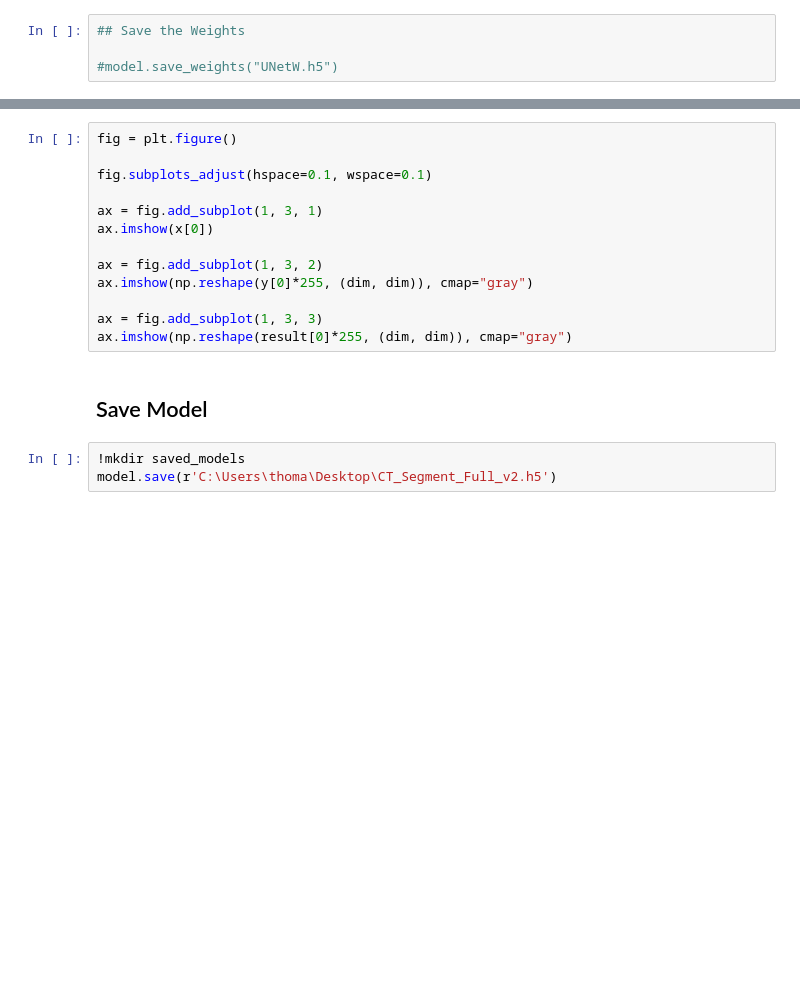
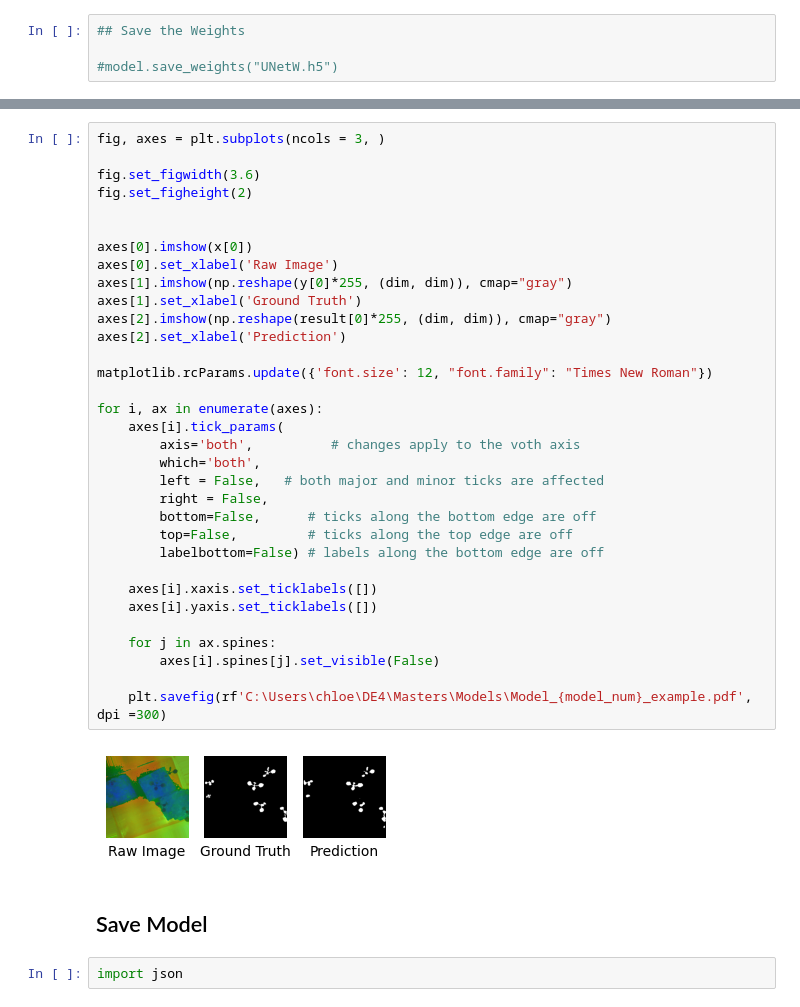
Before and after one commit to chloegroff/masters-code, a Jupyter notebook: CT Segment - Louis.ipynb, the cells around one changed output, grey strips where cells are left out. Cells and saved outputs as stored; diff of their text form; blank space fills up the shorter version.

```diff
--- a/CT Segment - Louis.ipynb
+++ b/CT Segment - Louis.ipynb
@@ -287,18 +432,39 @@ ax.imshow(np.reshape(result[0]*255, (dim, dim)), cmap="gray")
-# %%
-fig = plt.figure()
-
-fig.subplots_adjust(hspace=0.1, wspace=0.1)
-
-ax = fig.add_subplot(1, 3, 1)
-ax.imshow(x[0])
-
-ax = fig.add_subplot(1, 3, 2)
-ax.imshow(np.reshape(y[0]*255, (dim, dim)), cmap="gray")
-
-ax = fig.add_subplot(1, 3, 3)
-ax.imshow(np.reshape(result[0]*255, (dim, dim)), cmap="gray")
+# %%
+fig, axes = plt.subplots(ncols = 3, )
+
+fig.set_figwidth(3.6)
+fig.set_figheight(2)
+
+
+axes[0].imshow(x[0])
+axes[0].set_xlabel('Raw Image')
+axes[1].imshow(np.reshape(y[0]*255, (dim, dim)), cmap="gray")
+axes[1].set_xlabel('Ground Truth')
+axes[2].imshow(np.reshape(result[0]*255, (dim, dim)), cmap="gray")
+axes[2].set_xlabel('Prediction')
+
+matplotlib.rcParams.update({'font.size': 12, "font.family": "Times New Roman"})
+
+for i, ax in enumerate(axes):
+    axes[i].tick_params(
+        axis='both',          # changes apply to the voth axis
+        which='both',
+        left = False,   # both major and minor ticks are affected
+        right = False,
+        bottom=False,      # ticks along the bottom edge are off
+        top=False,         # ticks along the top edge are off
+        labelbottom=False) # labels along the bottom edge are off
+
+    axes[i].xaxis.set_ticklabels([])
+    axes[i].yaxis.set_ticklabels([])
+
+    for j in ax.spines:
+        axes[i].spines[j].set_visible(False)
+
+    plt.savefig(rf'C:\Users\chloe\DE4\Masters\Models\Model_{model_num}_example.pdf', dpi =300)
+# %% [output]
+[figure, added]
 # %% [markdown]
 ## Save Model
-# %%
-!mkdir saved_models
-model.save(r'C:\Users\thoma\Desktop\CT_Segment_Full_v2.h5')
+# %%
+import json
```
Also changed, not shown: parts of 19 cells of this notebook.
